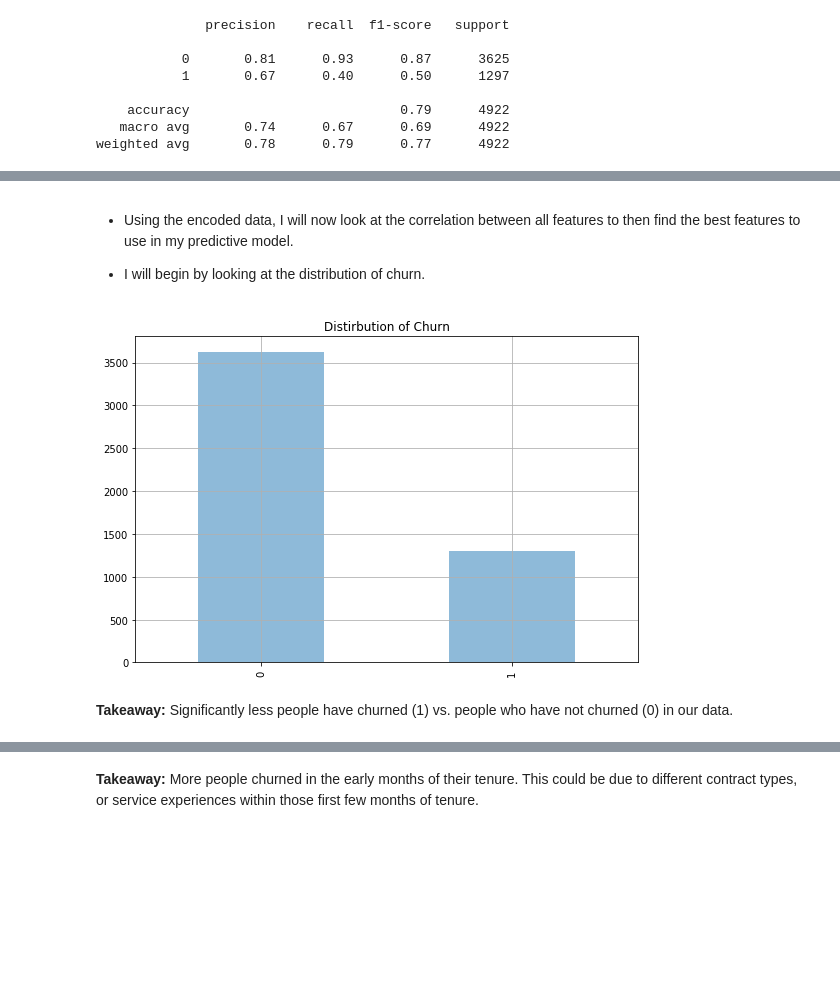
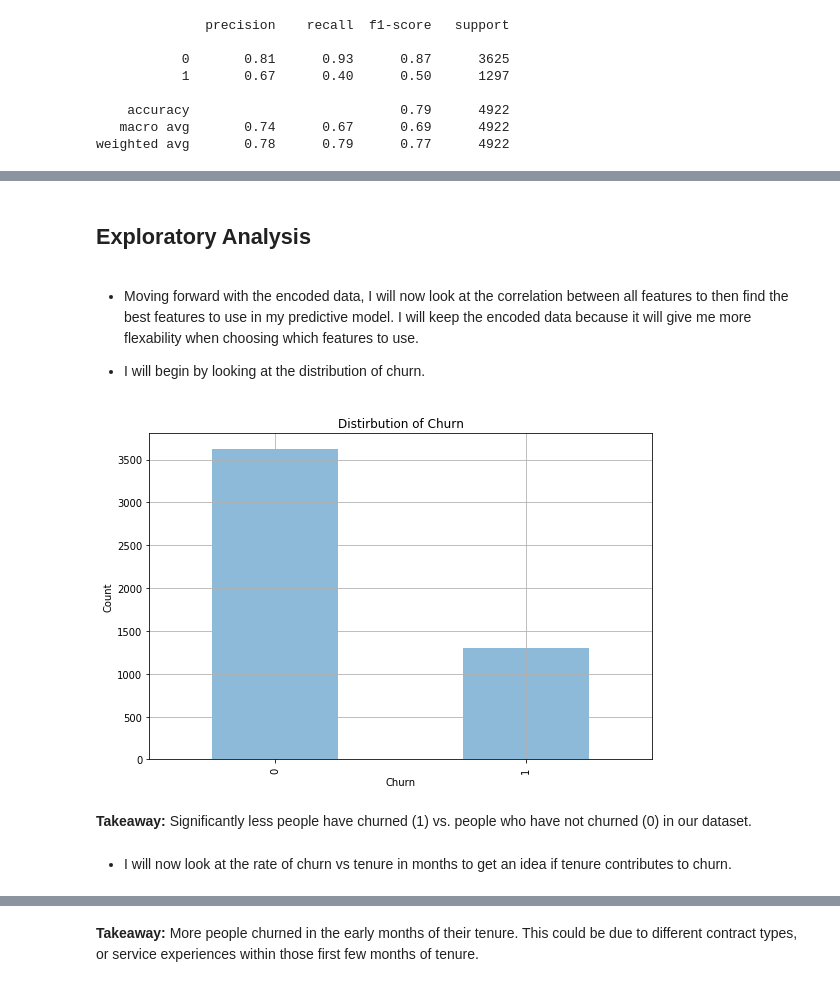
Before and after one commit to cari-holmes/telco-churn-project, a Jupyter notebook: final_churn_mvp.ipynb, the cells around one changed output, grey strips where cells are left out. Cells and saved outputs as stored; diff of their text form; code cells hidden in the pictures; blank space fills up the shorter version.

```diff
--- a/final_churn_mvp.ipynb
+++ b/final_churn_mvp.ipynb
@@ -320,16 +344,22 @@ weighted avg       0.78      0.79      0.77      4922
+# %% [markdown]
+## Exploratory Analysis
 # %% [markdown]
-- Using the encoded data, I will now look at the correlation between all features to then find the best features to use in my predictive model.
+- Moving forward with the encoded data, I will now look at the correlation between all features to then find the best features to use in my predictive model. I will keep the encoded data because it will give me more flexability when choosing which features to use.
 
 - I will begin by looking at the distribution of churn.
 # %%
 plt.figure(figsize=(9,6))
 y_train.churn.value_counts().sort_index().plot(kind = "bar", alpha = .5)
 plt.title("Distirbution of Churn")
+plt.xlabel('Churn')
+plt.ylabel('Count')
 plt.grid(b = True , which = "major")
 # %% [output]
-[figure, old version]
+[figure, new version]
 # %% [markdown]
-**Takeaway:** Significantly less people have churned (1) vs. people who have not churned (0) in our data.
+**Takeaway:** Significantly less people have churned (1) vs. people who have not churned (0) in our dataset.
+# %% [markdown]
+- I will now look at the rate of churn vs tenure in months to get an idea if tenure contributes to churn.
 # %%
 plt.figure(figsize=(10,6))
 sns.lineplot(x='tenure', y='churn', data=train_encode)
```
Also changed, not shown: parts of 82 cells of this notebook.
